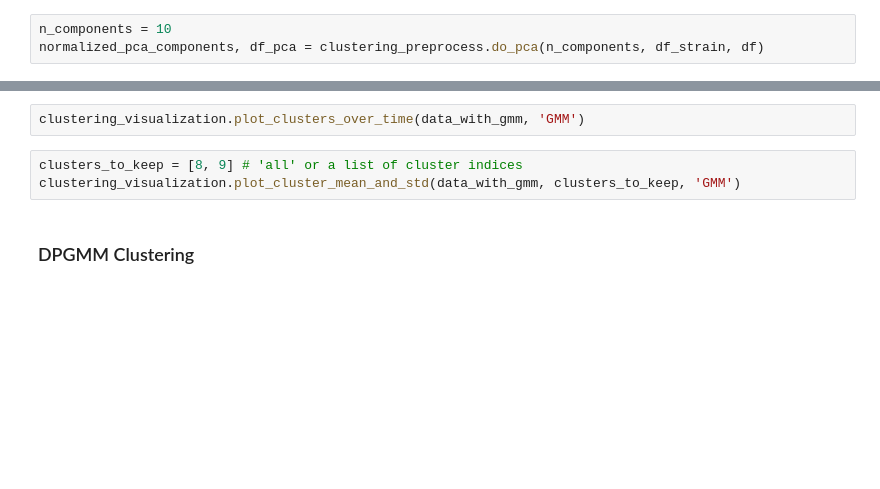
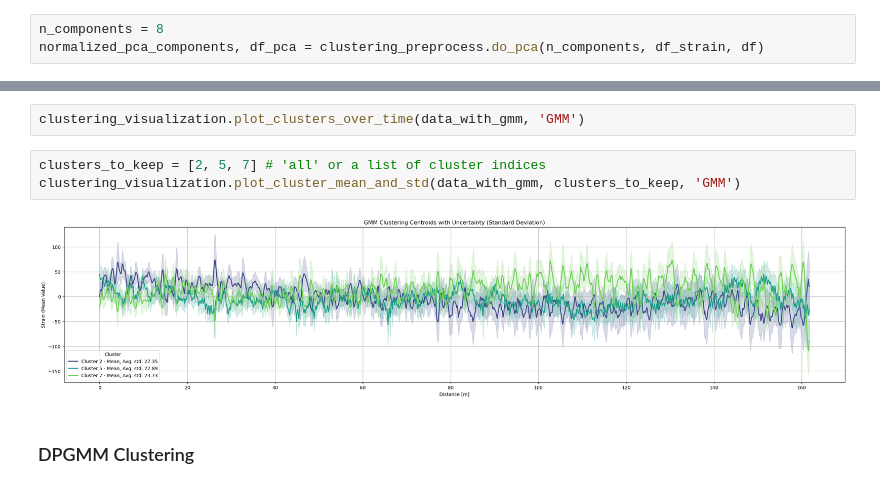
Before and after one commit to viktorkjellsson/Exjobb, a Jupyter notebook: notebooks/clustering.ipynb, the cells around one changed output, grey strips where cells are left out. Drawn from its saved outputs; the diff is of its cells as text; blank space fills up the shorter version.

```diff
--- a/notebooks/clustering.ipynb
+++ b/notebooks/clustering.ipynb
@@ -40,5 +44,5 @@ clustering_preprocess.explain_variance(df_strain)
 # %%
-n_components = 10
+n_components = 8
 normalized_pca_components, df_pca = clustering_preprocess.do_pca(n_components, df_strain, df)
 # %% [markdown]
 ### GMM Clustering
@@ -49,8 +56,10 @@ data_with_gmm = clustering_models.gmm_clustering(normalized_pca_components, df,
 # %%
 clustering_visualization.plot_clusters_over_time(data_with_gmm, 'GMM')
 # %%
-clusters_to_keep = [8, 9] # 'all' or a list of cluster indices
+clusters_to_keep = [2, 5, 7] # 'all' or a list of cluster indices
 clustering_visualization.plot_cluster_mean_and_std(data_with_gmm, clusters_to_keep, 'GMM')
+# %% [output]
+[figure, added]
 # %% [markdown]
 ### DPGMM Clustering
 # %%
```
Also changed, not shown: parts of 5 cells of this notebook, 2 other files.
